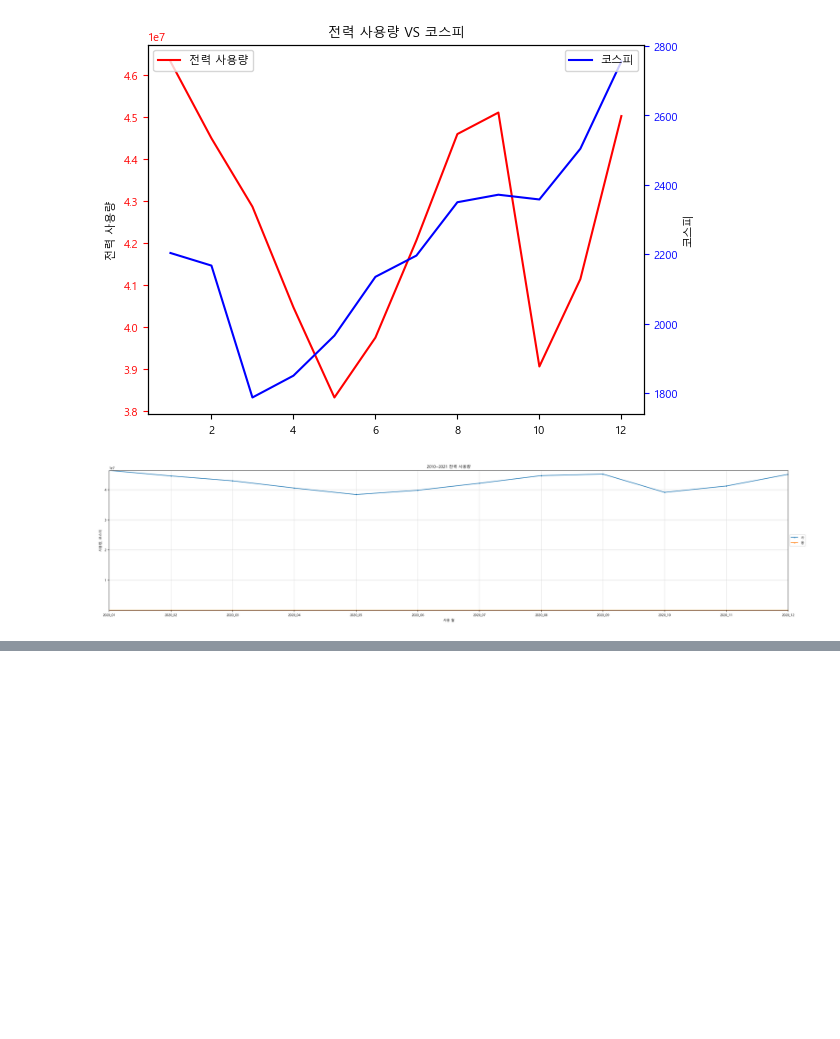
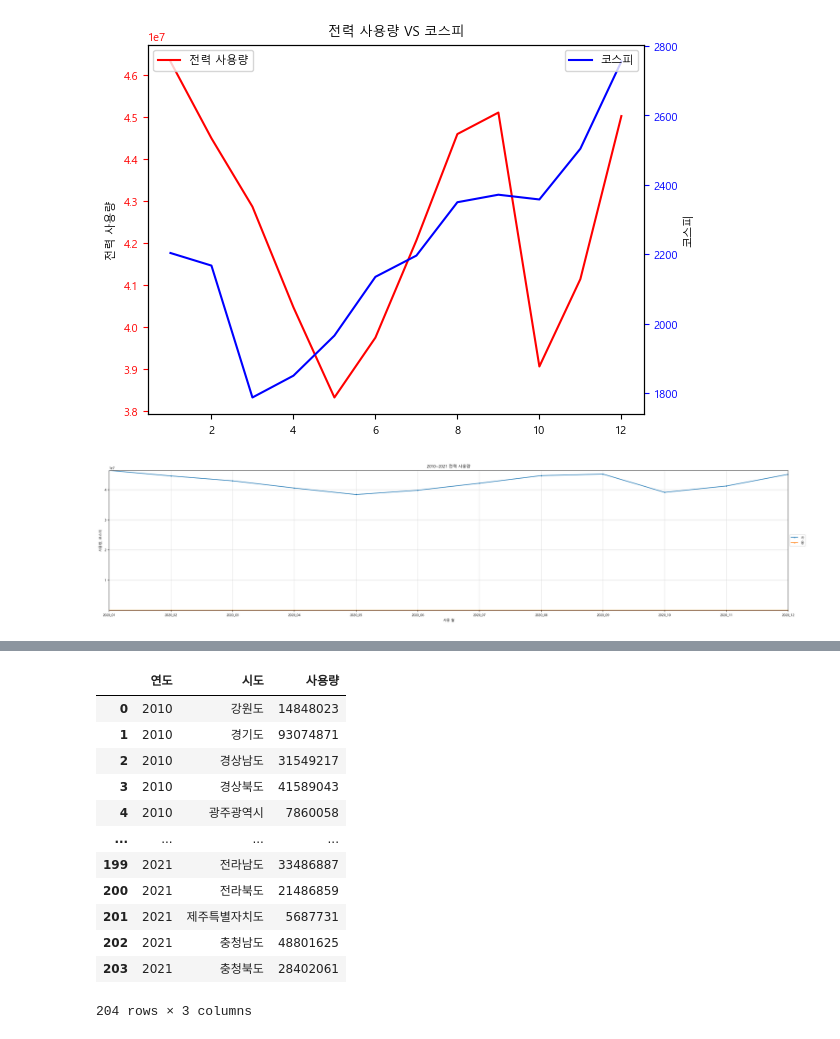
Before and after one commit to ThatHomr/project_2, a Jupyter notebook: project_2_file/z_ssh/완성본/전력_시각화_14차데이터.ipynb, the cells around one changed output, grey strips where cells are left out. Saved outputs shown, nothing was run; the diff lists cells and outputs as text; code cells hidden in the pictures; blank space fills up the shorter version.

```diff
--- a/project_2_file/z_ssh/완성본/전력_시각화_14차데이터.ipynb
+++ b/project_2_file/z_ssh/완성본/전력_시각화_14차데이터.ipynb
@@ -327,0 +371,18 @@ def kospi_plt(target_year):
+# %%
+df = df.groupby(['연도','시도'])['사용량'].sum()
+df = df.reset_index()
+df
+# %% [output]
+|  | 연도 | 시도 | 사용량 |
+| 0 | 2010 | 강원도 | 14848023 |
+| 1 | 2010 | 경기도 | 93074871 |
+| 2 | 2010 | 경상남도 | 31549217 |
+| 3 | 2010 | 경상북도 | 41589043 |
+| 4 | 2010 | 광주광역시 | 7860058 |
+| ... | ... | ... | ... |
+| 199 | 2021 | 전라남도 | 33486887 |
+| 200 | 2021 | 전라북도 | 21486859 |
+| 201 | 2021 | 제주특별자치도 | 5687731 |
+| 202 | 2021 | 충청남도 | 48801625 |
+| 203 | 2021 | 충청북도 | 28402061 |
+204 rows × 3 columns
```
Also changed, not shown: parts of 6 cells of this notebook, 16 other files.
